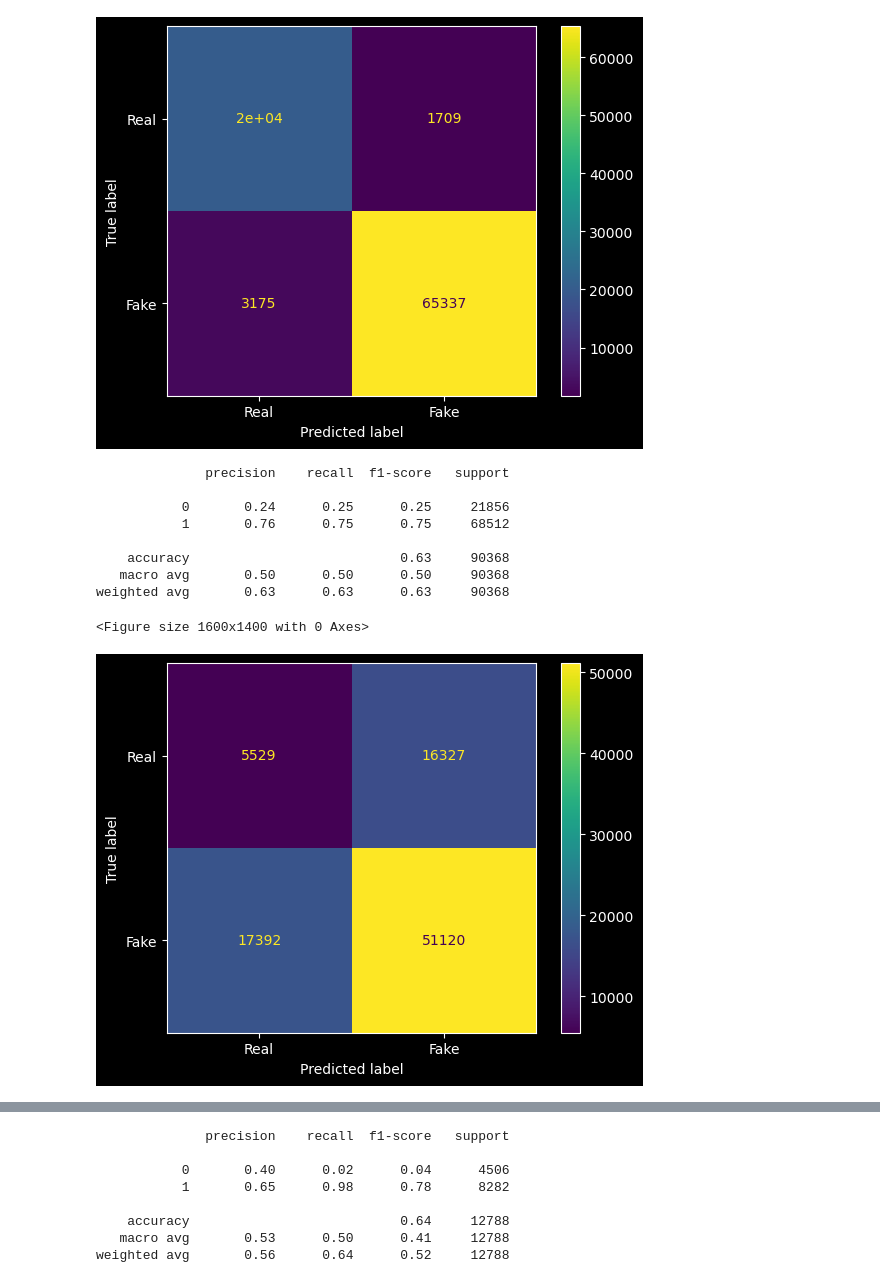
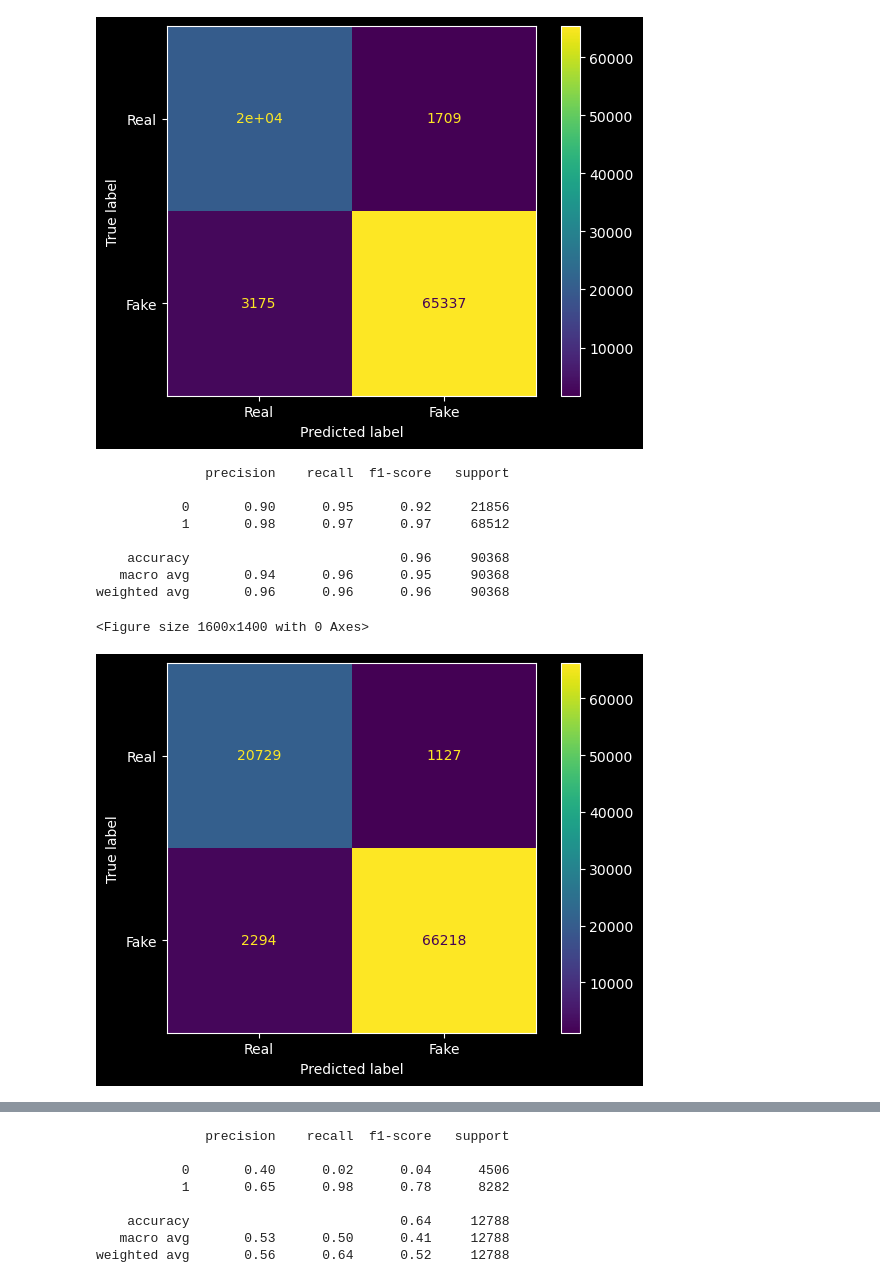
Before and after one commit to karlaugustnybo/Fake-News-Project, a Jupyter notebook: news/news_part_4.ipynb, the cells around one changed output, grey strips where cells are left out. Drawn from its saved outputs; the diff is of its cells as text; code cells hidden in the pictures.

```diff
--- a/news/news_part_4.ipynb
+++ b/news/news_part_4.ipynb
@@ -152,8 +152,10 @@ dataset initialized!
 # %%
 # Importing data
 X_test_count = load_npz('data/X_test_count.npz')
+y_test_count = pd.read_csv('data/y_test.csv')['isfake']
+
 X_test_meta = load_npz('data/X_test_meta.npz')
-y_test = pd.read_csv('data/y_test.csv')['isfake']
+y_test_meta = pd.read_csv('data/y_test_meta.csv')['isfake']
 # %%
 # Predictions using Logistic Regression
 y_preds_logr = logr.predict(X_test_count)
@@ -179,29 +181,29 @@ weighted avg       0.95      0.95      0.95     90368
 <Figure size 1600x1400 with 0 Axes>
 [figure]
 # %%
-# Predictions using Logistic Regression
+# Predictions using Logistic Regression with meta data
 y_preds_logr_meta = logr_meta.predict(X_test_meta)
-print(classification_report(y_test, y_preds_logr_meta))
+print(classification_report(y_test_meta, y_preds_logr_meta))
 
-cmatrix = confusion_matrix(y_test, y_preds_logr_meta)
+cmatrix = confusion_matrix(y_test_meta, y_preds_logr_meta)
 cm_display = ConfusionMatrixDisplay(confusion_matrix=cmatrix, display_labels=['Real','Fake'])
 plt.figure(figsize=(16,14))
 plt.style.use('default')
 plt.style.use('dark_background')
 cm_display.plot()
 plt.show()
 plt.style.use('ggplot')
 # %% [output]
               precision    recall  f1-score   support
 
-           0       0.24      0.25      0.25     21856
-           1       0.76      0.75      0.75     68512
+           0       0.90      0.95      0.92     21856
+           1       0.98      0.97      0.97     68512
 
-    accuracy                           0.63     90368
-   macro avg       0.50      0.50      0.50     90368
-weighted avg       0.63      0.63      0.63     90368
+    accuracy                           0.96     90368
+   macro avg       0.94      0.96      0.95     90368
+weighted avg       0.96      0.96      0.96     90368
 <Figure size 1600x1400 with 0 Axes>
-[figure, old version]
+[figure, new version]
 # %%
 # # Evaluating the Bert model
 
```
Also changed, not shown: parts of 5 cells of this notebook, 1 other file.
